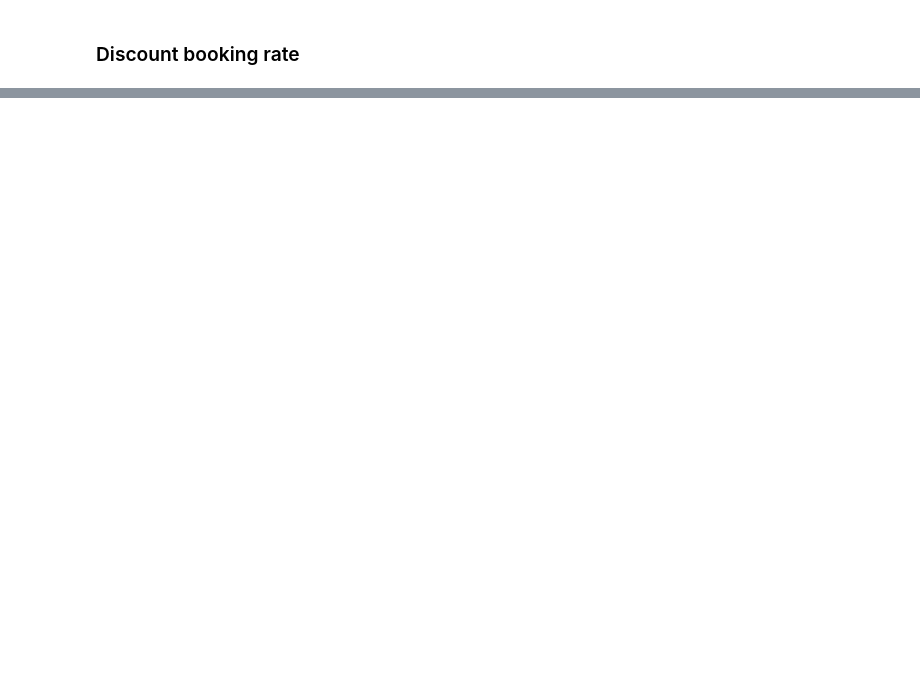
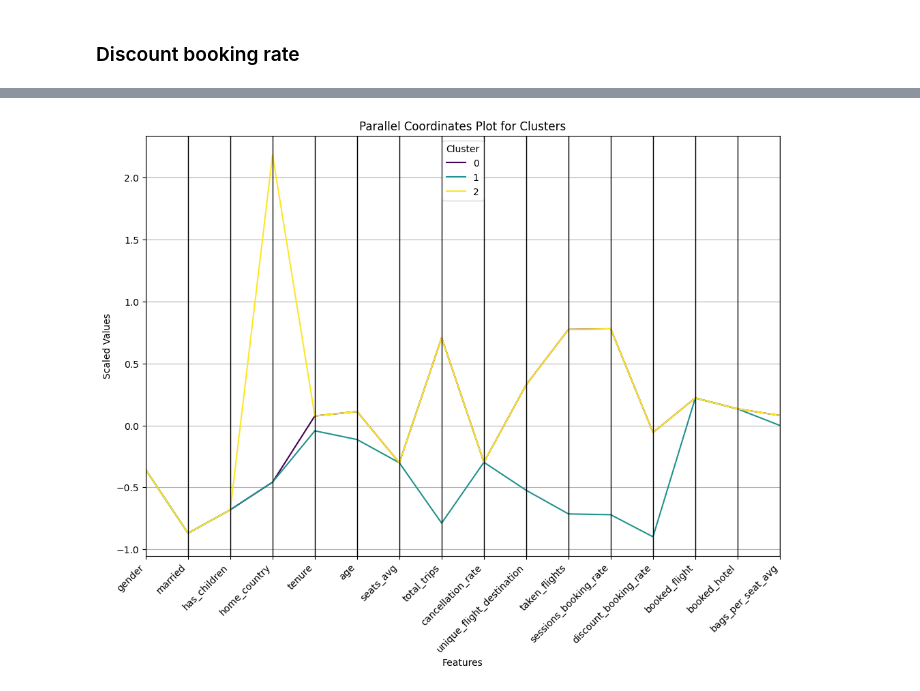
Before and after one commit to anuar-masterschool/TravelTide_Mar, a Jupyter notebook: 4_ml_clustering.ipynb, the cells around one changed output, grey strips where cells are left out. Cells and saved outputs as stored; diff of their text form; code cells hidden in the pictures; blank space fills up the shorter version.

```diff
--- a/4_ml_clustering.ipynb
+++ b/4_ml_clustering.ipynb
@@ -217,0 +404,7 @@ dtype: int64
+# %%
+# Lets do a parallel plot
+from pandas.plotting import parallel_coordinates
+
+# We will use the scaled user features
+scaled_users_features_df = pd.DataFrame(scaled_users_features, columns=users_features.columns[:-1])
+scaled_users_features_df['cluster'] = users_features['cluster']
@@ -217,0 +422,11 @@ dtype: int64
+# %%
+plt.figure(figsize=(12, 8))
+parallel_coordinates(scaled_users_features_df.groupby('cluster').median().reset_index(), 'cluster', colormap='viridis')
+plt.title('Parallel Coordinates Plot for Clusters')
+plt.xlabel('Features')
+plt.ylabel('Scaled Values')
+plt.legend(title='Cluster')
+plt.xticks(rotation=45, ha='right')
+plt.show()
+# %% [output]
+[figure, added]
```
Also changed, not shown: parts of 41 cells of this notebook, 1 other file.
